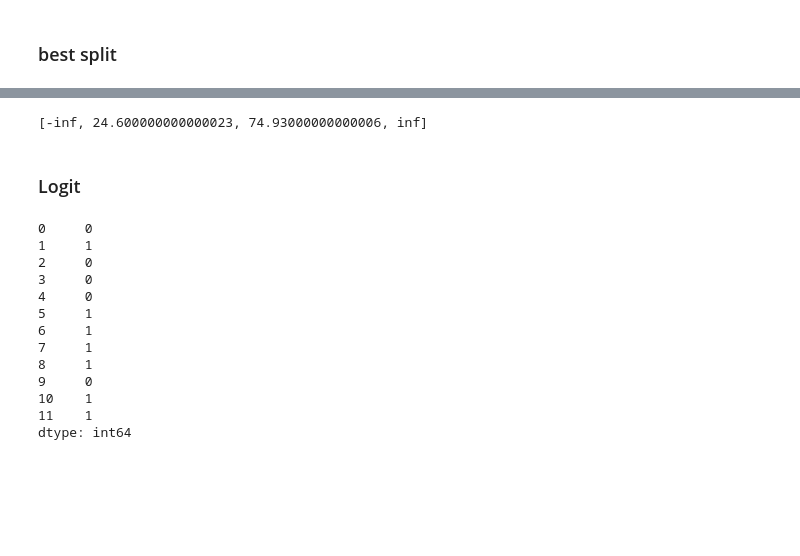
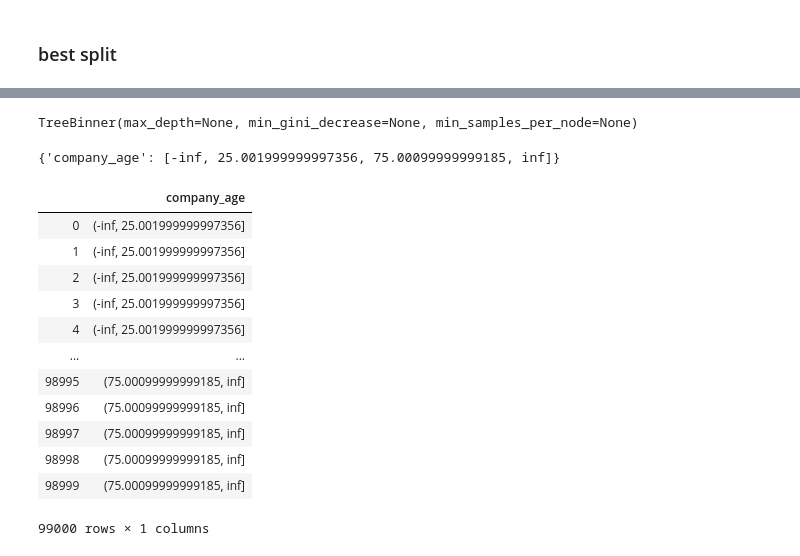
Before and after one commit to oli5679/WeightOfEvidenceDemo, a Jupyter notebook: Demo.ipynb, the cells around one changed output, grey strips where cells are left out. Saved outputs shown, nothing was run; the diff lists cells and outputs as text; code cells hidden in the pictures; blank space fills up the shorter version.

```diff
--- a/Demo.ipynb
+++ b/Demo.ipynb
@@ -85,6 +102,8 @@ single_var_decision_tree.fit(pd.Series(company_age), pd.Series(Y_non_mono))
+# %%
+tree_binner.fit(X_non_mono,Y)
+# %% [output]
+TreeBinner(max_depth=None, min_gini_decrease=None, min_samples_per_node=None)
 # %%
-single_var_decision_tree.splits_
+tree_binner.splits_
 # %% [output]
-[-inf, 24.600000000000023, 74.93000000000006, inf]
+{'company_age': [-inf, 25.001999999997356, 75.00099999999185, inf]}
-# %% [markdown]
-### Logit
@@ -108,18 +110,20 @@ DEMO_DF = pd.DataFrame(data=COMPANY_AGES, columns=["company_age"])
+# %%
+X_binned = tree_binner.transform(X_non_mono)
+# %%
+X_binned
+# %% [output]
+|  | company_age |
+| 0 | (-inf, 25.001999999997356] |
+| 1 | (-inf, 25.001999999997356] |
+| 2 | (-inf, 25.001999999997356] |
+| 3 | (-inf, 25.001999999997356] |
+| 4 | (-inf, 25.001999999997356] |
+| ... | ... |
+| 98995 | (75.00099999999185, inf] |
+| 98996 | (75.00099999999185, inf] |
+| 98997 | (75.00099999999185, inf] |
+| 98998 | (75.00099999999185, inf] |
+| 98999 | (75.00099999999185, inf] |
+99000 rows × 1 columns
 # %%
 logit_scaler = weight_of_evidence.LogitScaler()
-# %%
-Y
-# %% [output]
-0     0
-1     1
-2     0
-3     0
-4     0
-5     1
-6     1
-7     1
-8     1
-9     0
-10    1
-11    1
-dtype: int64
```
Also changed, not shown: parts of 37 cells of this notebook, 3 other files.
